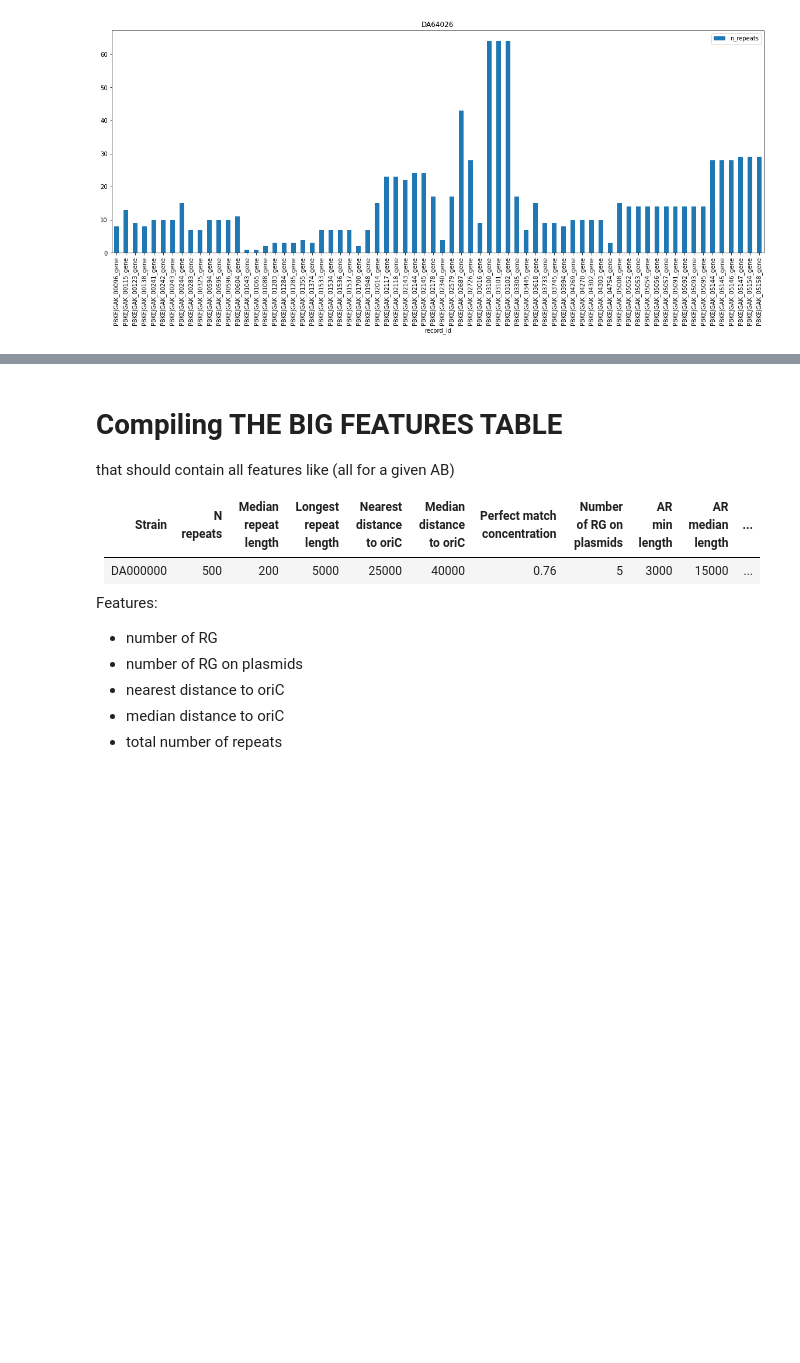
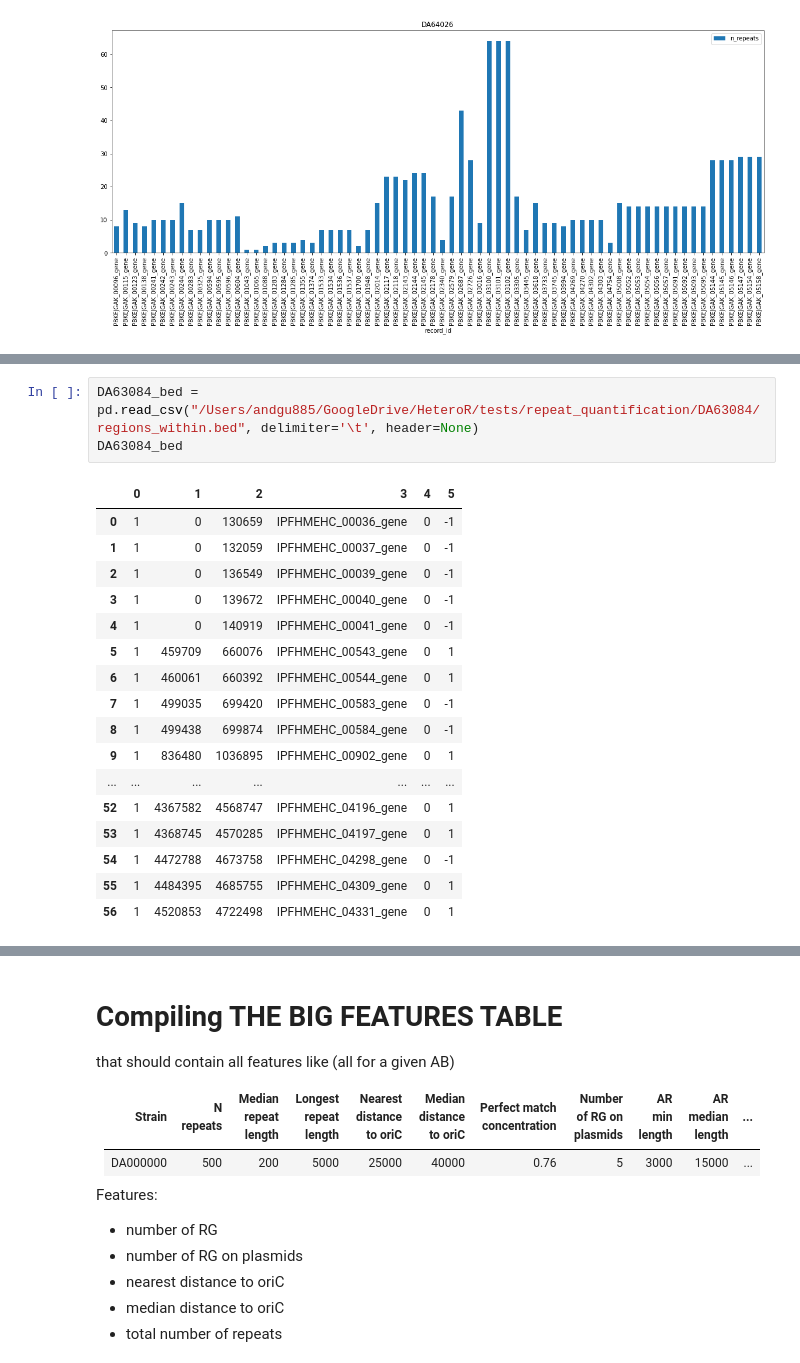
Before and after one commit to andrewgull/HeteroR, a Jupyter notebook: notebooks/repeats_summary.ipynb, the cells around one changed output, grey strips where cells are left out. Cells and saved outputs as stored; diff of their text form; blank space fills up the shorter version.

```diff
--- a/notebooks/repeats_summary.ipynb
+++ b/notebooks/repeats_summary.ipynb
@@ -420,0 +467,21 @@ for strain in strains:
+# %%
+DA63084_bed = pd.read_csv("/Users/andgu885/GoogleDrive/HeteroR/tests/repeat_quantification/DA63084/regions_within.bed", delimiter='\t', header=None)
+DA63084_bed
+# %% [output]
+|  | 0 | 1 | 2 | 3 | 4 | 5 |
+| 0 | 1 | 0 | 130659 | IPFHMEHC_00036_gene | 0 | -1 |
+| 1 | 1 | 0 | 132059 | IPFHMEHC_00037_gene | 0 | -1 |
+| 2 | 1 | 0 | 136549 | IPFHMEHC_00039_gene | 0 | -1 |
+| 3 | 1 | 0 | 139672 | IPFHMEHC_00040_gene | 0 | -1 |
+| 4 | 1 | 0 | 140919 | IPFHMEHC_00041_gene | 0 | -1 |
+| 5 | 1 | 459709 | 660076 | IPFHMEHC_00543_gene | 0 | 1 |
+| 6 | 1 | 460061 | 660392 | IPFHMEHC_00544_gene | 0 | 1 |
+| 7 | 1 | 499035 | 699420 | IPFHMEHC_00583_gene | 0 | -1 |
+| 8 | 1 | 499438 | 699874 | IPFHMEHC_00584_gene | 0 | -1 |
+| 9 | 1 | 836480 | 1036895 | IPFHMEHC_00902_gene | 0 | 1 |
+| ... | ... | ... | ... | ... | ... | ... |
+| 52 | 1 | 4367582 | 4568747 | IPFHMEHC_04196_gene | 0 | 1 |
+| 53 | 1 | 4368745 | 4570285 | IPFHMEHC_04197_gene | 0 | 1 |
+| 54 | 1 | 4472788 | 4673758 | IPFHMEHC_04298_gene | 0 | -1 |
+| 55 | 1 | 4484395 | 4685755 | IPFHMEHC_04309_gene | 0 | 1 |
+| 56 | 1 | 4520853 | 4722498 | IPFHMEHC_04331_gene | 0 | 1 |
```
Also changed, not shown: parts of 10 cells of this notebook.
